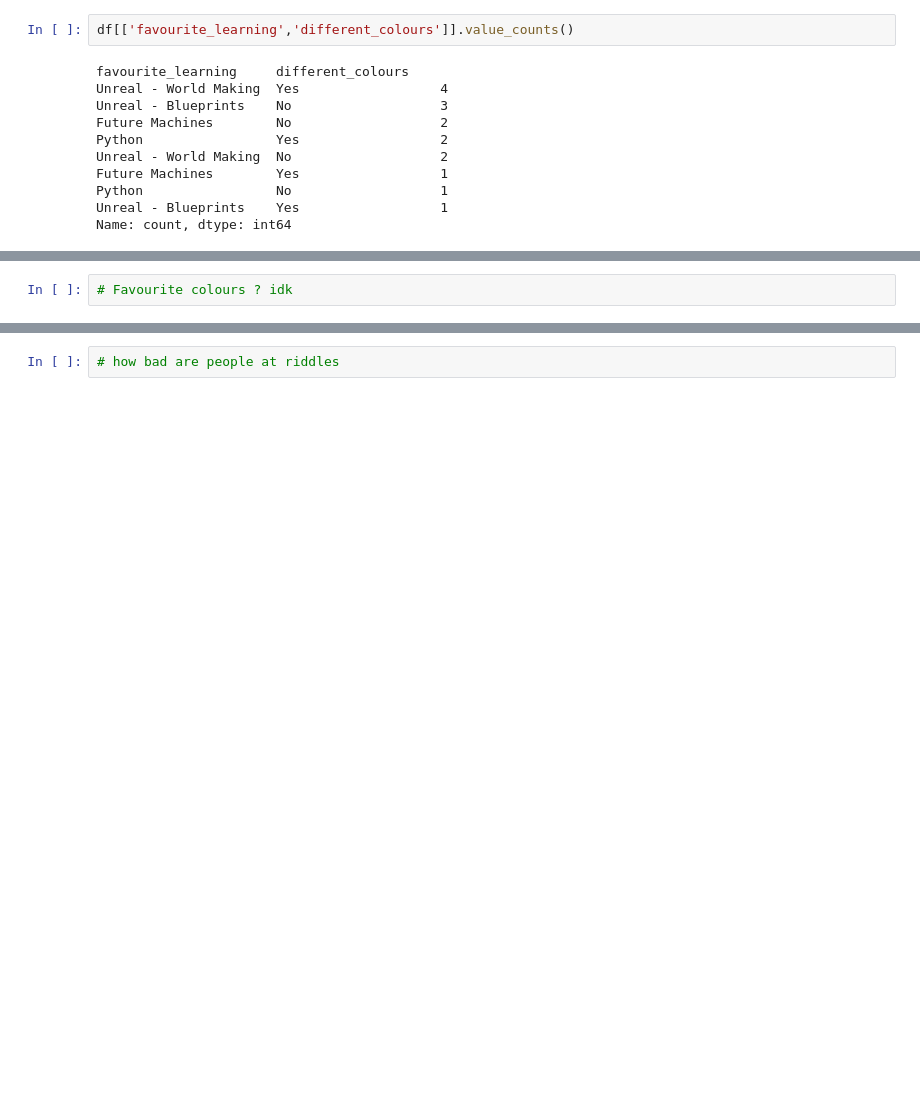
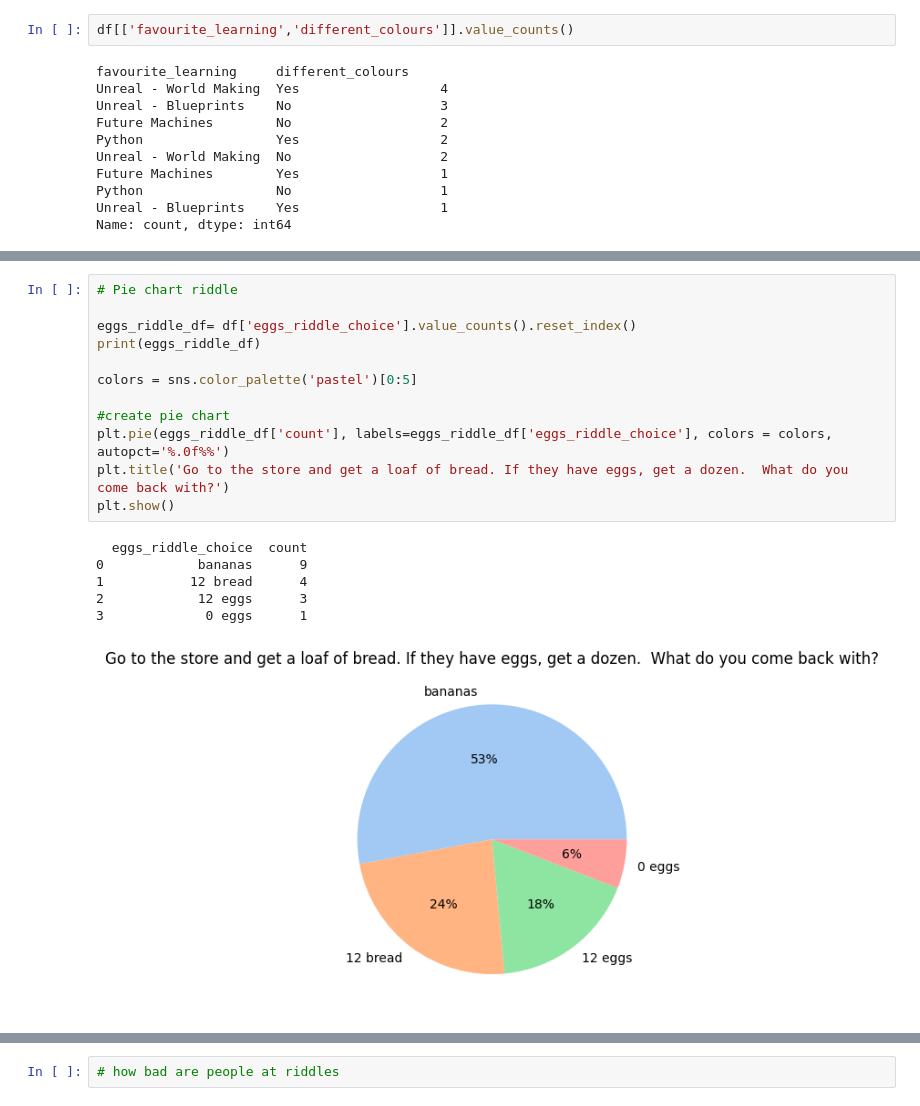
Before and after one commit to proud-p/cta_coding_assignments, a Jupyter notebook: data_among_us/avika_data_amongst_us.ipynb, the cells around one changed output, grey strips where cells are left out. Saved outputs shown, nothing was run; the diff lists cells and outputs as text; blank space fills up the shorter version.

```diff
--- a/data_among_us/avika_data_amongst_us.ipynb
+++ b/data_among_us/avika_data_amongst_us.ipynb
@@ -296,2 +294,19 @@ Text(0.5, 1.0, 'Number of People who can tell 2 Colours Apart and their Favourit
-# %%
-# Favourite colours ? idk
+# %%
+# Pie chart riddle
+
+eggs_riddle_df= df['eggs_riddle_choice'].value_counts().reset_index()
+print(eggs_riddle_df)
+
+colors = sns.color_palette('pastel')[0:5]
+
+#create pie chart
+plt.pie(eggs_riddle_df['count'], labels=eggs_riddle_df['eggs_riddle_choice'], colors = colors, autopct='%.0f%%')
+plt.title('Go to the store and get a loaf of bread. If they have eggs, get a dozen.  What do you come back with?')
+plt.show()
+# %% [output]
+  eggs_riddle_choice  count
+0            bananas      9
+1           12 bread      4
+2            12 eggs      3
+3             0 eggs      1
+[figure, added]
```
Also changed, not shown: parts of 5 cells of this notebook.
